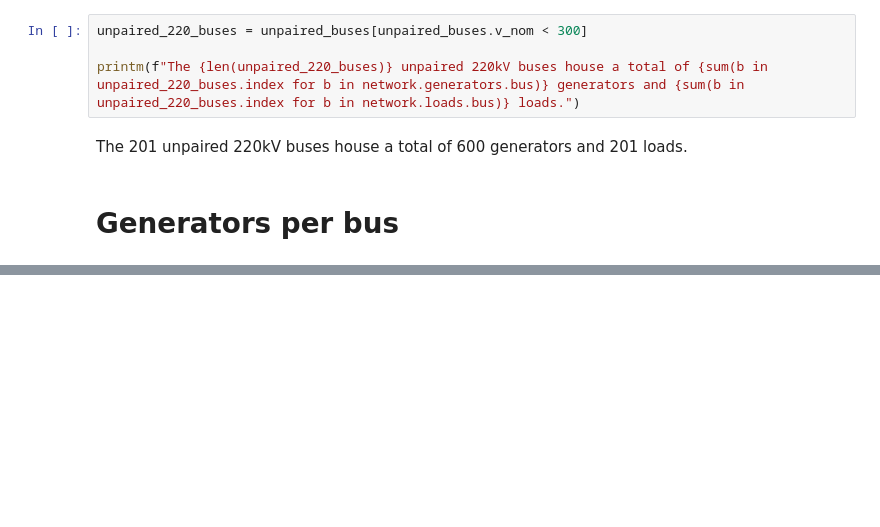
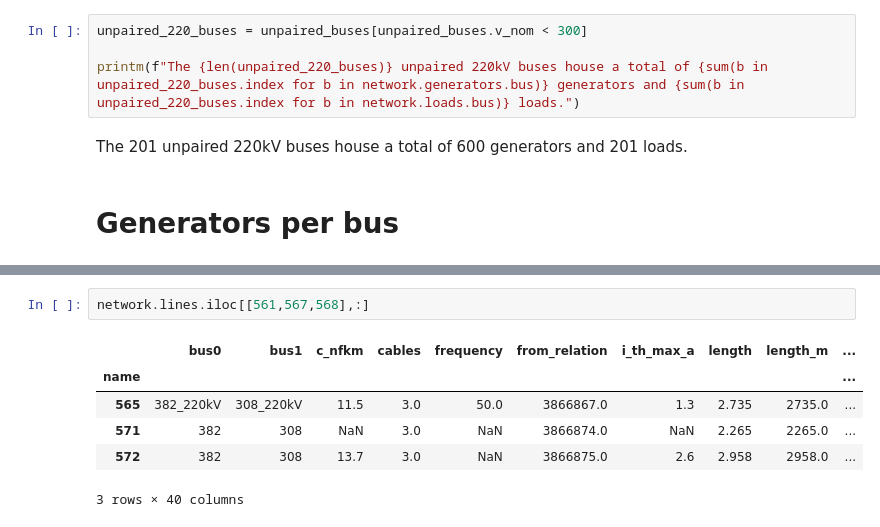
Before and after one commit to fonsp/grid-analysis, a Jupyter notebook: notebooks/explorative/Dataset properties.ipynb, the cells around one changed output, grey strips where cells are left out. Cells and saved outputs as stored; diff of their text form; blank space fills up the shorter version.

Commit message:
Parallel lines

```diff
--- a/notebooks/explorative/Dataset properties.ipynb
+++ b/notebooks/explorative/Dataset properties.ipynb
@@ -199,0 +301,9 @@ There are 96 buses that do not house a renewable generator, of which 0 house a n
+# %%
+network.lines.iloc[[561,567,568],:]
+# %% [output]
+|  | bus0 | bus1 | c_nfkm | cables | frequency | from_relation | i_th_max_a | length | length_m | ... |
+| name |  |  |  |  |  |  |  |  |  | ... |
+| 565 | 382_220kV | 308_220kV | 11.5 | 3.0 | 50.0 | 3866867.0 | 1.3 | 2.735 | 2735.0 | ... |
+| 571 | 382 | 308 | NaN | 3.0 | NaN | 3866874.0 | NaN | 2.265 | 2265.0 | ... |
+| 572 | 382 | 308 | 13.7 | 3.0 | NaN | 3866875.0 | 2.6 | 2.958 | 2958.0 | ... |
+3 rows × 40 columns
```
Also changed, not shown: parts of 13 cells of this notebook.
